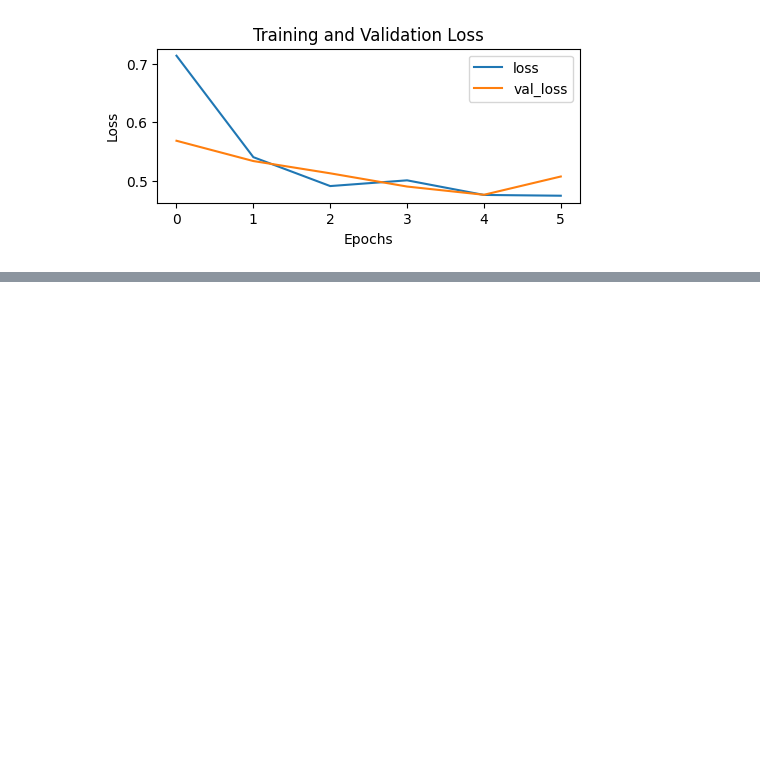
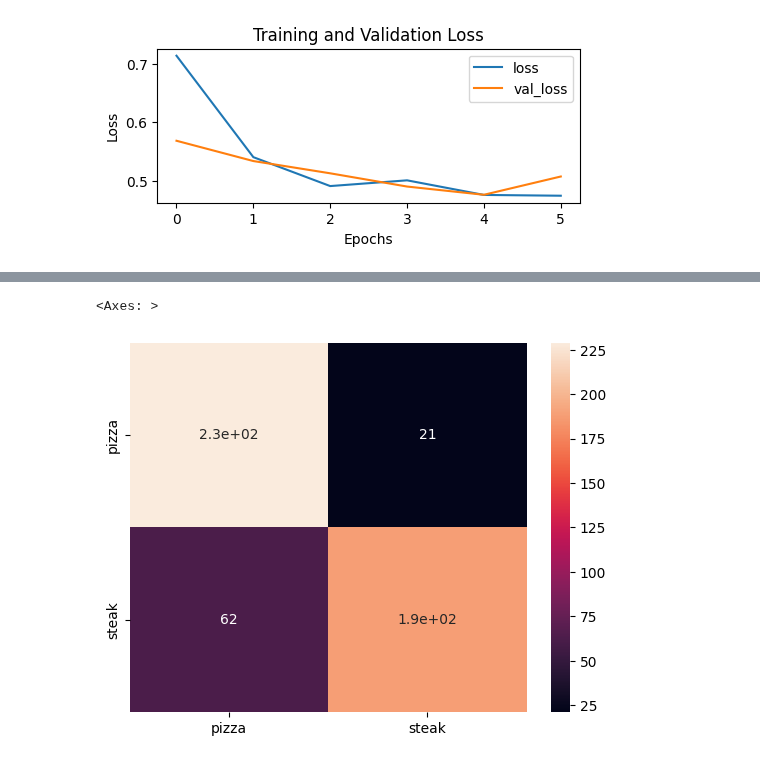
Before and after one commit to DeisyData/BIT_IA_Bootcamp, a Jupyter notebook: S12_C3_CNN_Binary_clase.ipynb, the cells around one changed output, grey strips where cells are left out. Cells and saved outputs as stored; diff of their text form; code cells hidden in the pictures; blank space fills up the shorter version.

```diff
--- a/S12_C3_CNN_Binary_clase.ipynb
+++ b/S12_C3_CNN_Binary_clase.ipynb
@@ -487,0 +625,3 @@ history_5 = model_4.fit(train_data_augmented,
+# %%
+y_test = test_data.labels
+y_predict = np.squeeze(model_6.predict(test_data)).round(0)
@@ -487,0 +630,6 @@ history_5 = model_4.fit(train_data_augmented,
+# %%
+cf_matrix_m6 = confusion_matrix(y_test, y_predict)
+sns.heatmap(cf_matrix_m6, annot=True, xticklabels=class_names, yticklabels=class_names)
+# %% [output]
+<Axes: >
+[figure, added]
```
Also changed, not shown: parts of 12 cells of this notebook.
